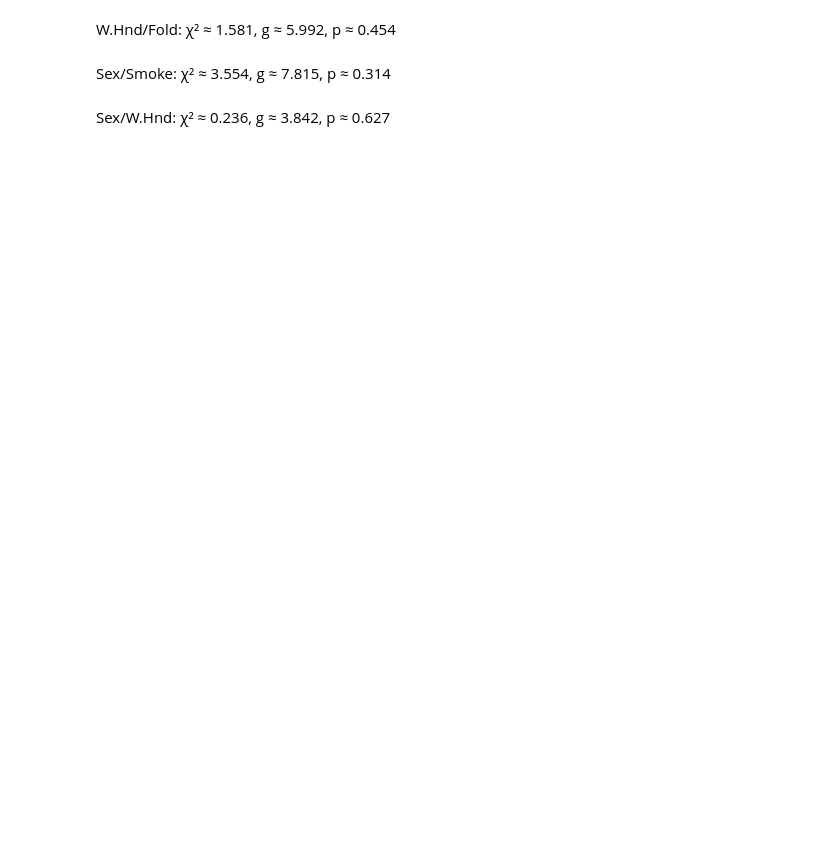
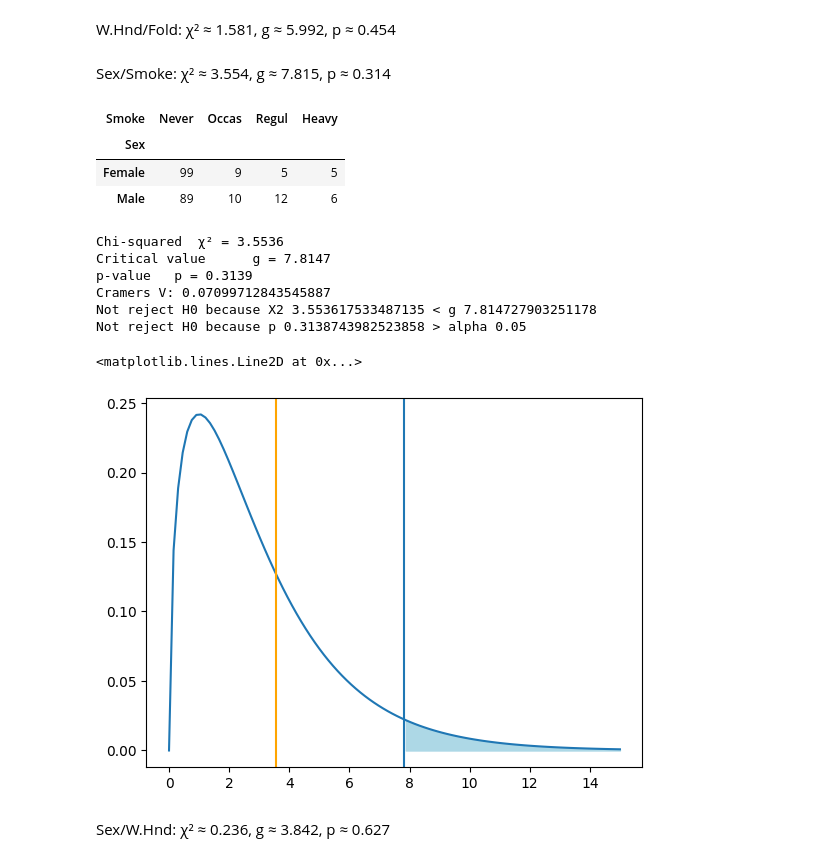
Before and after one commit to Lucasvancompernolle/datascience-main, a Jupyter notebook: 4-bivariate-qual/labs_chi_squared.ipynb, the cells around one changed output. Cells and saved outputs as stored; diff of their text form; code cells hidden in the pictures; blank space fills up the shorter version.

```diff
--- a/4-bivariate-qual/labs_chi_squared.ipynb
+++ b/4-bivariate-qual/labs_chi_squared.ipynb
@@ -319,5 +354,77 @@ p-value: 0.07231018626124582
 W.Hnd/Fold: χ² ≈ 1.581, g ≈ 5.992, p ≈ 0.454
 # %% [markdown]
 Sex/Smoke: χ² ≈ 3.554, g ≈ 7.815, p ≈ 0.314
+# %%
+observed = pd.crosstab(data.Sex, data.Smoke)
+observed
+# %% [output]
+| Smoke | Never | Occas | Regul | Heavy |
+| Sex |  |  |  |  |
+| Female | 99 | 9 | 5 | 5 |
+| Male | 89 | 10 | 12 | 6 |
+# %%
+observed = pd.crosstab(data.Sex, data.Smoke)
+observed
+
+# Stap 1
+# H0 = er is geen verband tussen Exr en Smoke
+# H1 = er is wel verband tussen Exr en Smoke
+
+# Stap 2
+# Choose significance value (alpha = 0.05)
+alpha = 0.05
+
+# Stap 3
+# Calc shi2
+chi2, p, dof, expected = stats.chi2_contingency(observed)
+print("Chi-squared  χ² = %.4f" % chi2)
+
+# Stap 4
+# calc critical value  g
+# calc p-value p
+g = stats.chi2.isf(alpha, df=dof)  # Critical value
+print("Critical value      g = %.4f" % g)
+print("p-value   p = %.4f" % p)
+
+# cramers_v
+row_sums = observed.sum(axis=1)
+n = row_sums.sum()
+cramers_v = np.sqrt(chi2 / (dof * n))
+print(f"Cramers V: {cramers_v}")
+
+# Stap 5
+# Draw a conclusion based on the outcome:
+
+if chi2 < g:
+    print(f"Not reject H0 because X2 {chi2} < g {g}")
+else:
+    print(f"Reject H0 because X2 {chi2} > g {g}")
+
+if p > alpha:
+    print(f"Not reject H0 because p {p} > alpha {alpha}")
+else:
+    print(f"Reject H0 because p {p} < alpha {alpha}")
+
+# Plot of the case:
+# x-values:
+x = np.linspace(0, 15, num=100)
+# probability density of the chi-squared distribution with 4 degrees of freedom
+y = stats.chi2.pdf(x, df=dof)
+
+fig, tplot = plt.subplots(1, 1)
+tplot.plot(x, y)                     # probability density
+tplot.fill_between(x, y, where=x>=g, # critical area
+    color='lightblue')
+tplot.axvline(g)                     # critical value
+tplot.axvline(chi2, color='orange')  # chi-squared
+# %% [output]
+Chi-squared  χ² = 3.5536
+Critical value      g = 7.8147
+p-value   p = 0.3139
+Cramers V: 0.07099712843545887
+Not reject H0 because X2 3.553617533487135 < g 7.814727903251178
+Not reject H0 because p 0.3138743982523858 > alpha 0.05
+<matplotlib.lines.Line2D at 0x...>
+[figure, added]
 # %% [markdown]
 Sex/W.Hnd: χ² ≈ 0.236, g ≈ 3.842, p ≈ 0.627
```
Also changed, not shown: parts of 13 cells of this notebook, 1 other file.
